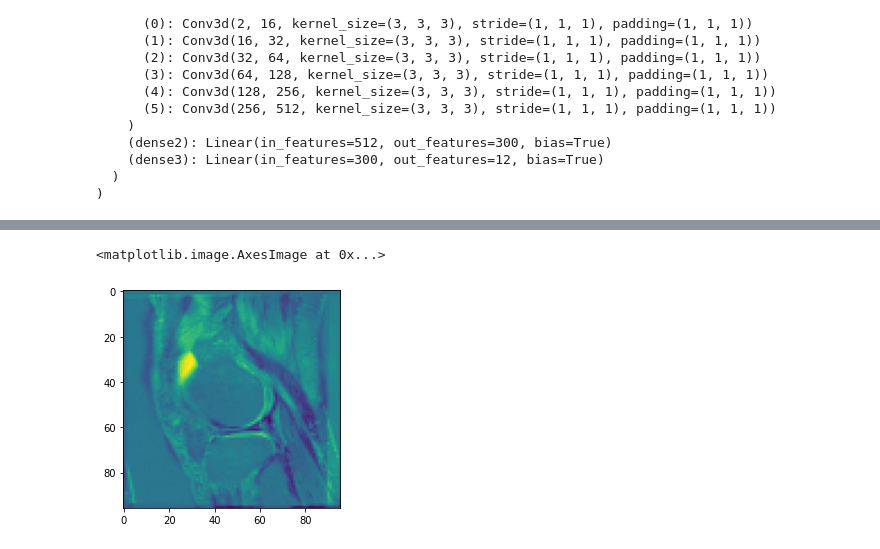
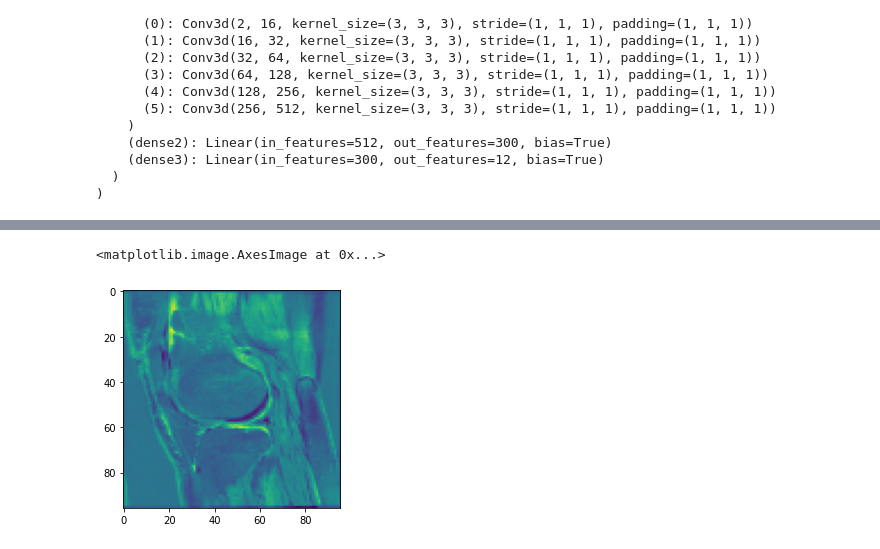
Before and after one commit to HastingsGreer/InverseConsistency, a Jupyter notebook: notebooks/InvestigateAffineKnee.ipynb, the cells around one changed output, grey strips where cells are left out. Saved outputs shown, nothing was run; the diff lists cells and outputs as text; code cells hidden in the pictures.

```diff
--- a/notebooks/InvestigateAffineKnee.ipynb
+++ b/notebooks/InvestigateAffineKnee.ipynb
@@ -22,7 +22,7 @@ net = inverseConsistentNet.InverseConsistentAffineNet(
     input_shape=working_shape,
 )
 
-net.load_state_dict(torch.load("../results/affine_knee_lambdaserver_2/knee_aligner_resi_net61500"))
+net.load_state_dict(torch.load("../results/affine_knee_lambdaserver_2/knee_aligner_resi_net87600"))
 # %% [output]
 <All keys matched successfully>
 # %%
@@ -82,12 +62,14 @@ tensor([[[ 1.0044e+00,  7.2055e-03,  8.3092e-03,  2.8491e-02],
 # %%
-plt.imshow(fixed_image[1, 0, 10].cpu() - net.warped_image_A[1, 0, 10].cpu().detach())
+plt.imshow(fixed_image[
+
+    N, 0, 10].cpu() - net.warped_image_A[N, 0, 10].cpu().detach())
 
 ##plt.imshow(net.warped_image_A[0, 0, 10].cpu().detach())
 #plt.show()
 #plt.imshow(net.warped_image_B[0, 0, 10].cpu().detach())
 # %% [output]
 <matplotlib.image.AxesImage at 0x...>
-[figure, old version]
+[figure, new version]
 # %%
 import matplotlib.pyplot as plt
 plt.imshow(moving_image[0, 0, :, 10].cpu())
```
Also changed, not shown: parts of 5 cells of this notebook, 4 other files.
